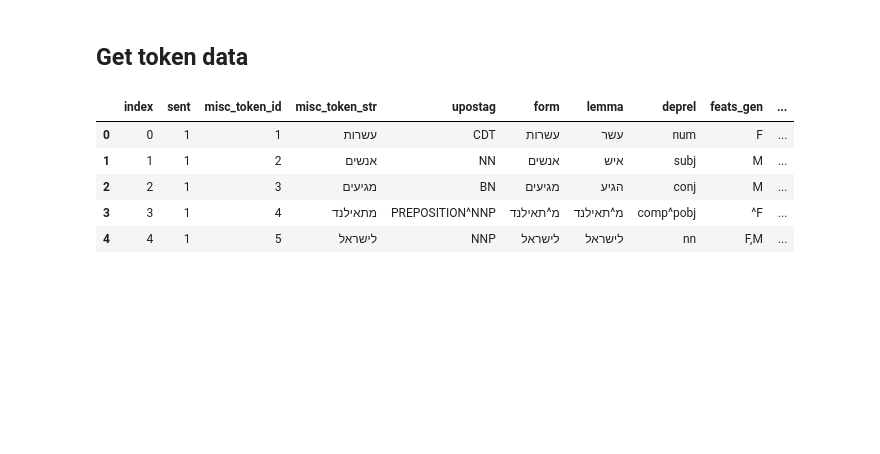
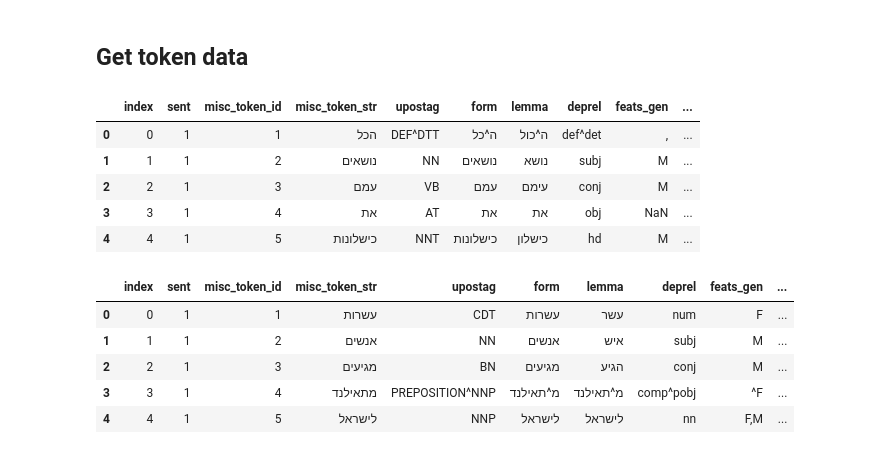
Before and after one commit to cjer/NER, a Jupyter notebook: 19_treebank_ner.ipynb, the cells around one changed output. Drawn from its saved outputs; the diff is of its cells as text; code cells hidden in the pictures; blank space fills up the shorter version.

```diff
--- a/19_treebank_ner.ipynb
+++ b/19_treebank_ner.ipynb
@@ -32,6 +32,15 @@ Using TensorFlow backend.
 #yap_test = pd.read_csv('new_yap_outputs/yap_test.csv.gz', compression='gzip')
 yap_dev_tok = pd.read_csv('new_yap_outputs/yap_dev_tokens.csv.gz', compression='gzip').reset_index()
 yap_test_tok = pd.read_csv('new_yap_outputs/yap_test_tokens.csv.gz', compression='gzip').reset_index()
+# %%
+yap_test_tok.head()
+# %% [output]
+|  | index | sent | misc_token_id | misc_token_str | upostag | form | lemma | deprel | feats_gen | ... |
+| 0 | 0 | 1 | 1 | הכל | DEF^DTT | ה^כל | ה^כול | def^det | , | ... |
+| 1 | 1 | 1 | 2 | נושאים | NN | נושאים | נושא | subj | M | ... |
+| 2 | 2 | 1 | 3 | עמם | VB | עמם | עימם | conj | M | ... |
+| 3 | 3 | 1 | 4 | את | AT | את | את | obj | NaN | ... |
+| 4 | 4 | 1 | 5 | כישלונות | NNT | כישלונות | כישלון | hd | M | ... |
 # %%
 tokens_ner_with_upos_feats = pd.read_csv('align/spmrl_tokens_df.csv.gz', compression='gzip').reset_index()
 # %%
```
Also changed, not shown: parts of 12 cells of this notebook, 5 other files.
